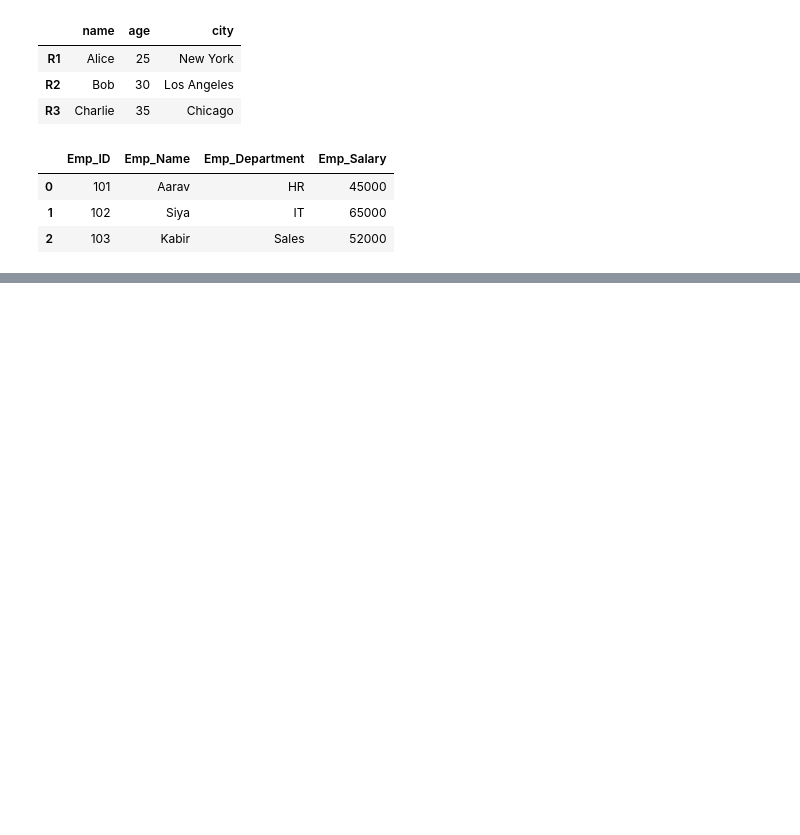
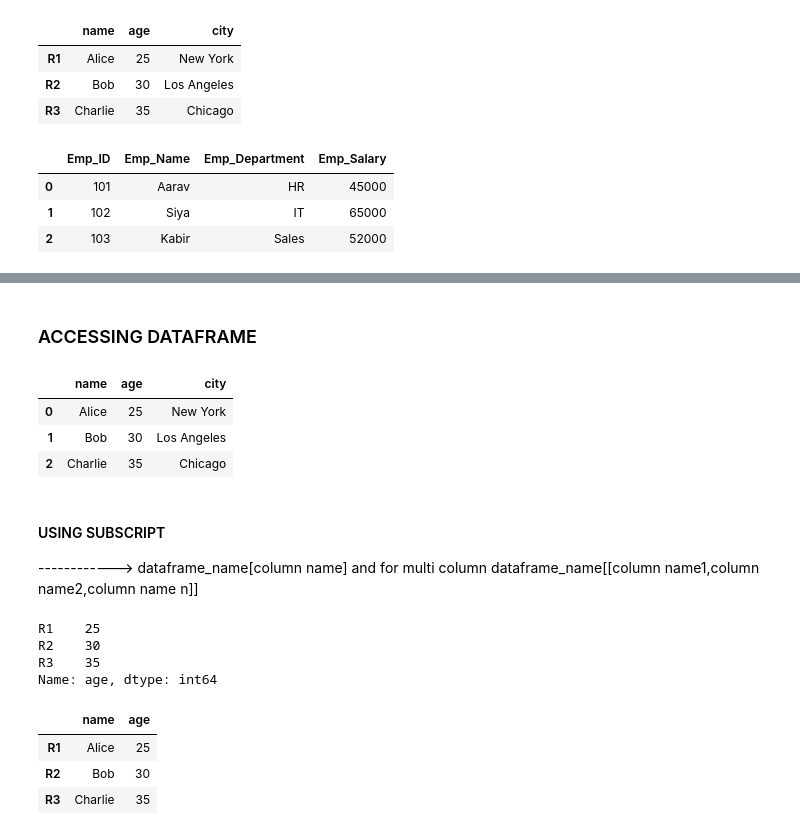
Before and after one commit to sushantchoudhary-ai/python, a Jupyter notebook: pandas.ipynb, the cells around one changed output, grey strips where cells are left out. Saved outputs shown, nothing was run; the diff lists cells and outputs as text; code cells hidden in the pictures; blank space fills up the shorter version.

```diff
--- a/pandas.ipynb
+++ b/pandas.ipynb
@@ -1121,0 +1175,28 @@ pd.DataFrame(d) #CREATING DATAFRAME FROM DICTIONARY OF LISTS
+# %% [markdown]
+### ACCESSING DATAFRAME
+# %%
+a={"name": ["Alice", "Bob", "Charlie"], "age": [25, 30, 35], "city": ["New York", "Los Angeles", "Chicago"]}
+df=pd.DataFrame(a) #CREATING DATAFRAME FROM DICTIONARY OF LISTS
+df
+# %% [output]
+|  | name | age | city |
+| 0 | Alice | 25 | New York |
+| 1 | Bob | 30 | Los Angeles |
+| 2 | Charlie | 35 | Chicago |
+# %% [markdown]
+#### USING SUBSCRIPT
+------------> dataframe_name[column name] and for multi column dataframe_name[[column name1,column name2,column name n]]
+# %%
+df['age'] #accessing a single column
+# %% [output]
+R1    25
+R2    30
+R3    35
+Name: age, dtype: int64
+# %%
+df[['name','age']] #accessing multiple columns in the dataframe
+# %% [output]
+|  | name | age |
+| R1 | Alice | 25 |
+| R2 | Bob | 30 |
+| R3 | Charlie | 35 |
```
Also changed, not shown: parts of 35 cells of this notebook.
